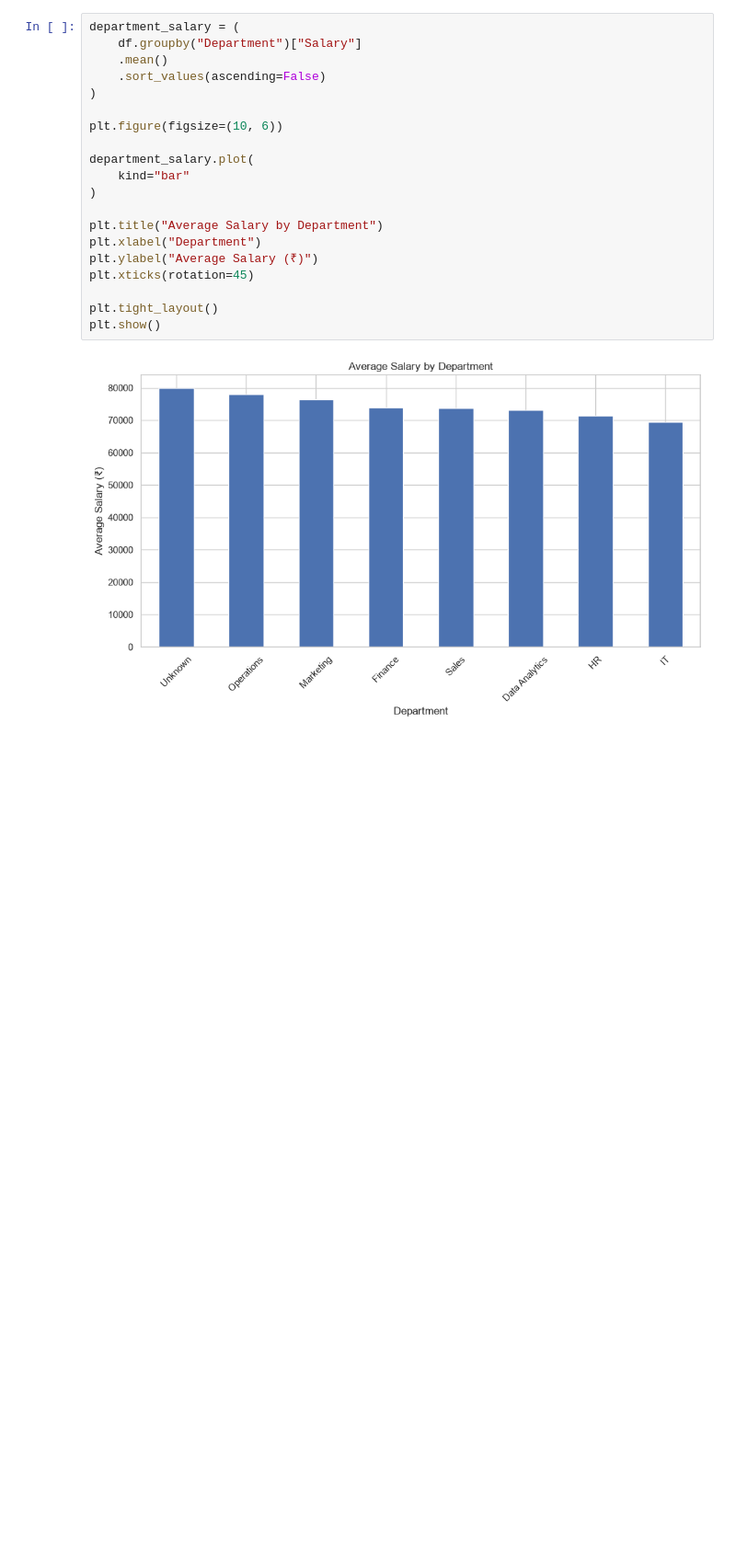
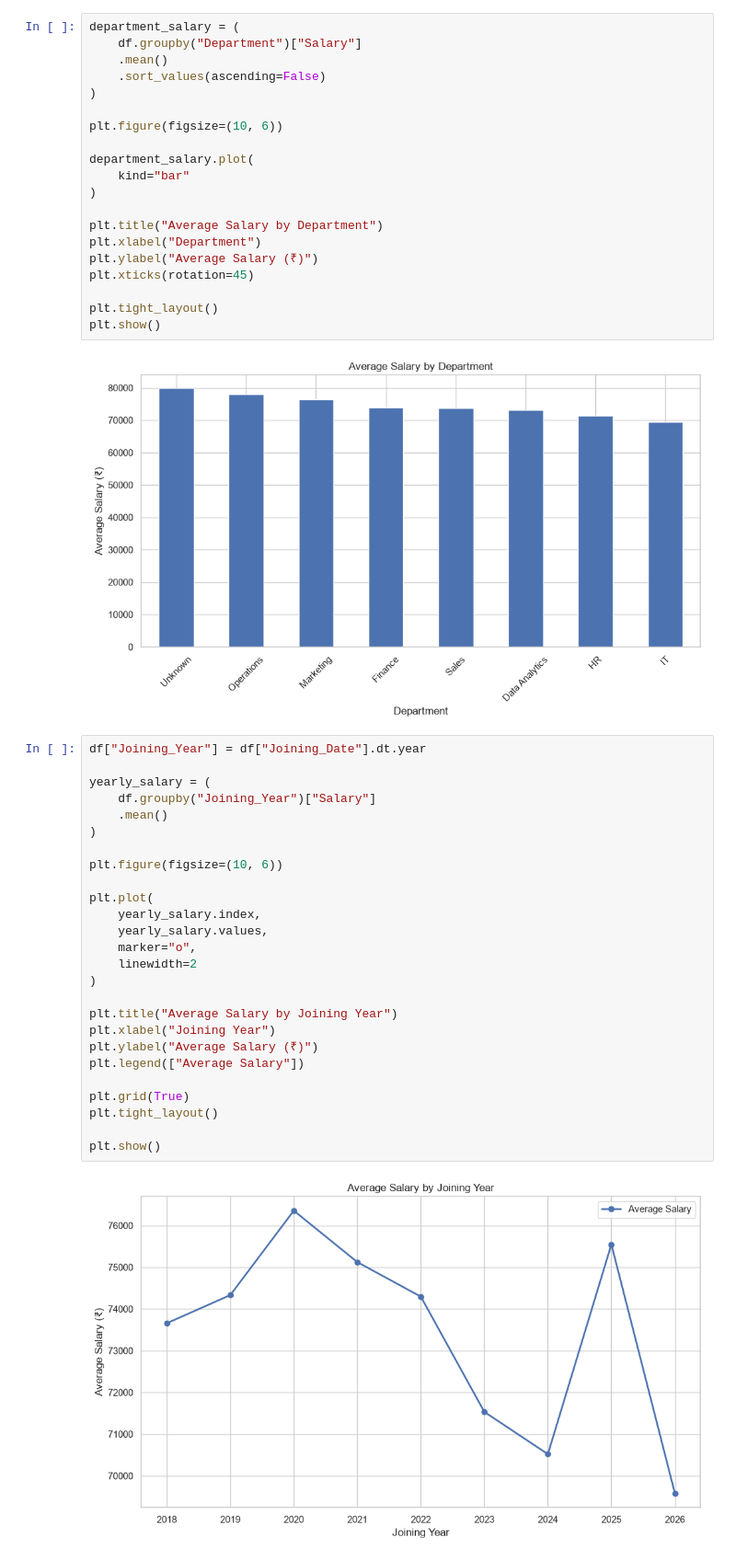
Before and after one commit to NupurDimri/CODSOFT_TASKSNO, a Jupyter notebook: Task 3/Task3_Data_Visualization.ipynb, the cells around one changed output. Shown at 92% size. Cells and saved outputs as stored; diff of their text form; blank space fills up the shorter version.

```diff
--- a/Task 3/Task3_Data_Visualization.ipynb
+++ b/Task 3/Task3_Data_Visualization.ipynb
@@ -135,3 +131,31 @@ plt.tight_layout()
 plt.show()
 # %% [output]
 [figure]
+# %%
+df["Joining_Year"] = df["Joining_Date"].dt.year
+
+yearly_salary = (
+    df.groupby("Joining_Year")["Salary"]
+    .mean()
+)
+
+plt.figure(figsize=(10, 6))
+
+plt.plot(
+    yearly_salary.index,
+    yearly_salary.values,
+    marker="o",
+    linewidth=2
+)
+
+plt.title("Average Salary by Joining Year")
+plt.xlabel("Joining Year")
+plt.ylabel("Average Salary (₹)")
+plt.legend(["Average Salary"])
+
+plt.grid(True)
+plt.tight_layout()
+
+plt.show()
+# %% [output]
+[figure, added]
```
Also changed, not shown: parts of 5 cells of this notebook.
